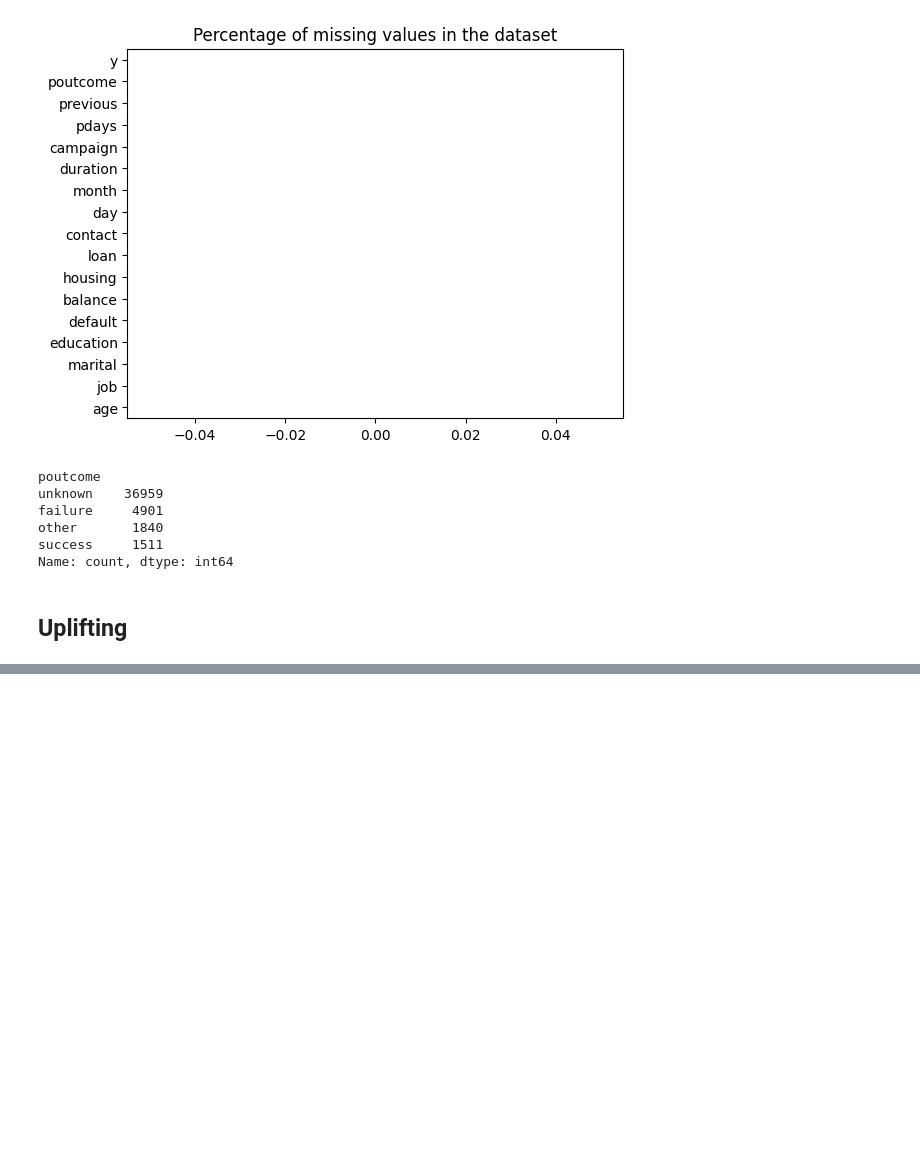
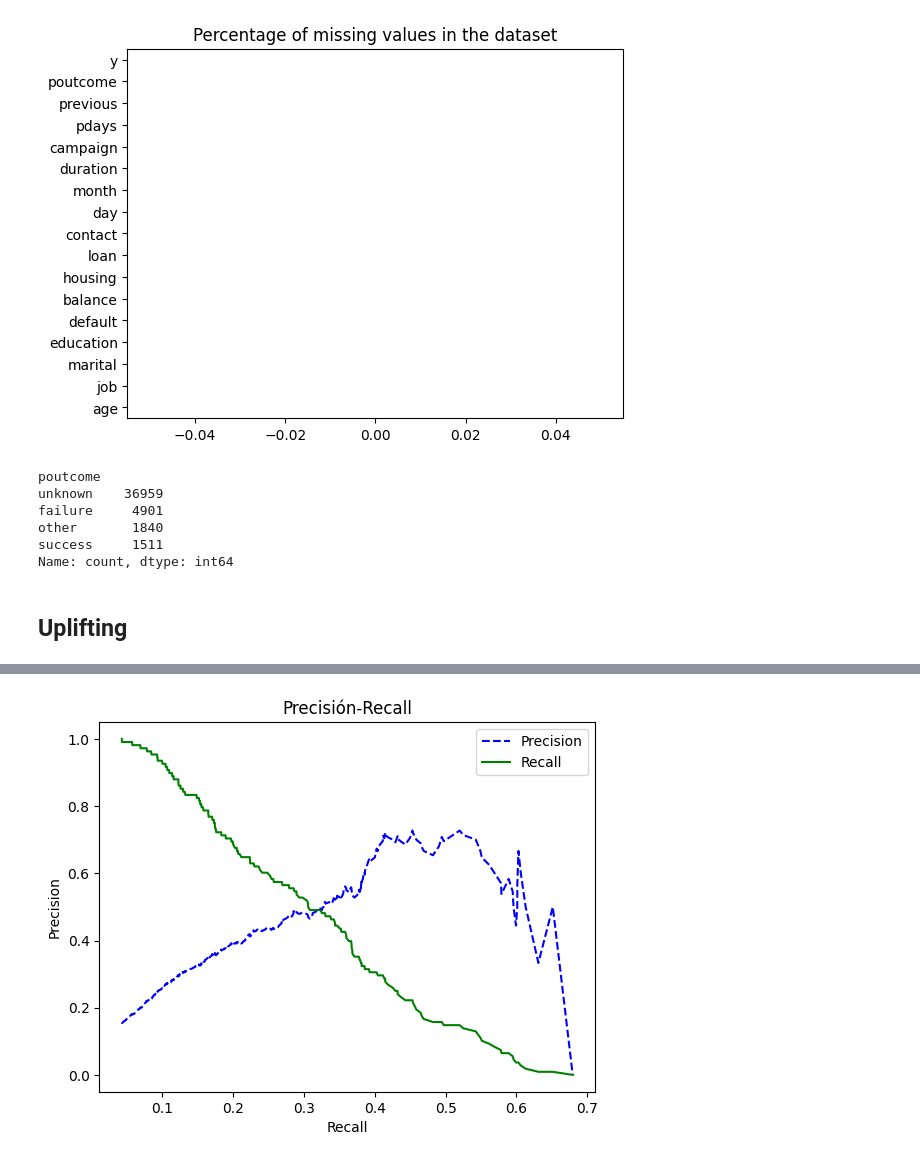
Before and after one commit to McGill-MMA-EnterpriseAnalytics/customer_banking, a Jupyter notebook: uplifting_model/uplift_model.ipynb, the cells around one changed output, grey strips where cells are left out. Saved outputs shown, nothing was run; the diff lists cells and outputs as text; code cells hidden in the pictures; blank space fills up the shorter version.

```diff
--- a/uplifting_model/uplift_model.ipynb
+++ b/uplifting_model/uplift_model.ipynb
@@ -111,0 +130,4 @@ roc_auc_score(y_test, probas[:,1])
+# %%
+plot_precision_recall(y_test_failure, y_proba_failure[:,1])
+# %% [output]
+[figure, added]
```
Also changed, not shown: parts of 18 cells of this notebook, 28 other files.
